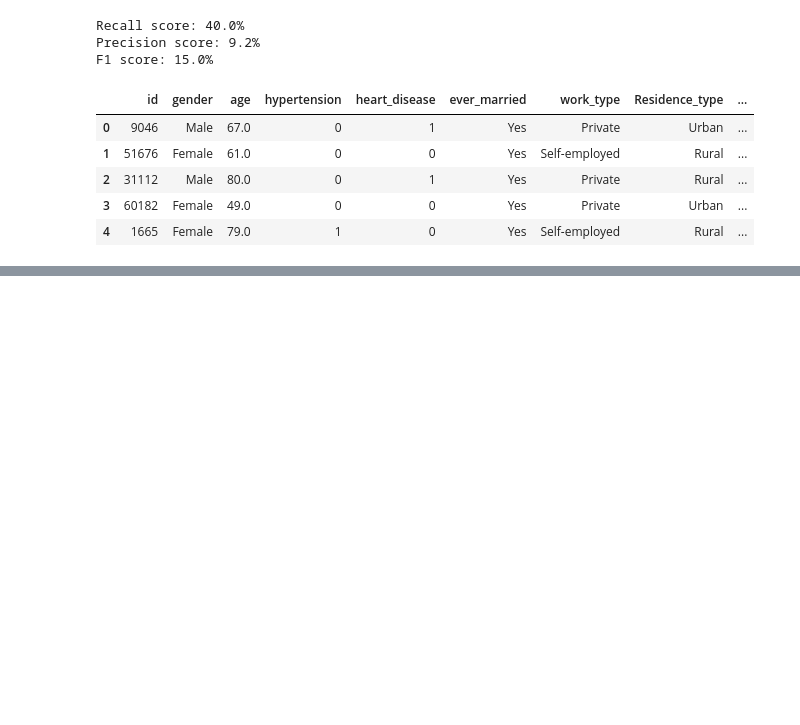
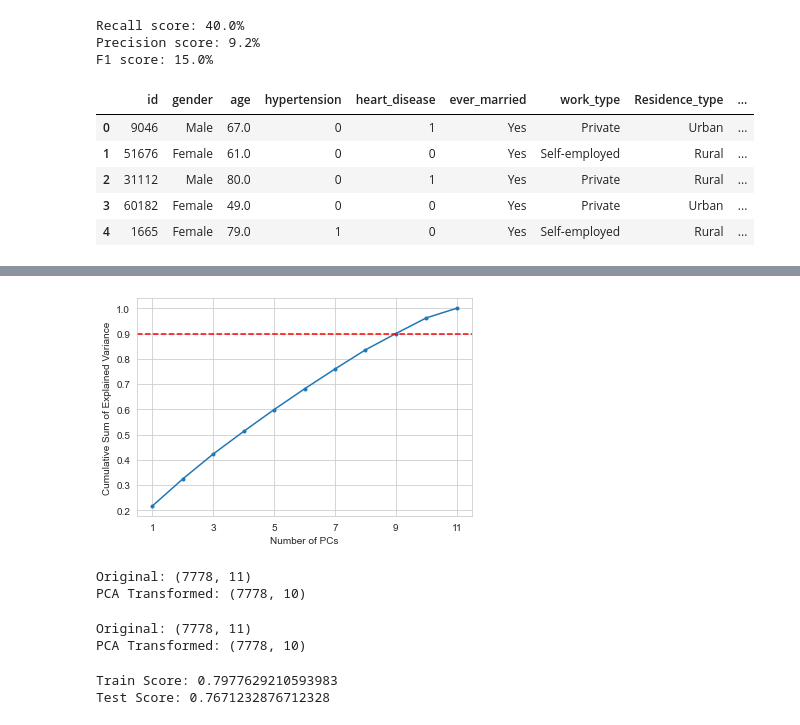
Before and after one commit to MaSOouD69/Capstone-Repo-Bootcamp-Project, a Jupyter notebook: capstone_Masoud_Arefi.ipynb, the cells around one changed output, grey strips where cells are left out. Saved outputs shown, nothing was run; the diff lists cells and outputs as text; code cells hidden in the pictures; blank space fills up the shorter version.

```diff
--- a/capstone_Masoud_Arefi.ipynb
+++ b/capstone_Masoud_Arefi.ipynb
@@ -1784,0 +1821,12 @@ ValueError: could not convert string to float: 'Female'
+# %%
+# Plot out the cumulative sum graph
+
+plt.figure()
+plt.plot(range(1,12), cumulative_sum, marker='.')
+plt.axhline(0.9, c='r', linestyle='--')
+plt.xlabel('Number of PCs')
+plt.ylabel('Cumulative Sum of Explained Variance')
+plt.xticks(range(1,12,2))
+plt.show()
+# %% [output]
+[figure, added]
@@ -1784,0 +1841,6 @@ ValueError: could not convert string to float: 'Female'
+# %%
+print(f'Original: {X_train_ss.shape}')
+print(f'PCA Transformed: {X_train_PCA.shape}')
+# %% [output]
+Original: (7778, 11)
+PCA Transformed: (7778, 10)
@@ -1784,0 +1855,19 @@ ValueError: could not convert string to float: 'Female'
+# %%
+print(f'Original: {X_train_ss.shape}')
+print(f'PCA Transformed: {X_train_PCA.shape}')
+# %% [output]
+Original: (7778, 11)
+PCA Transformed: (7778, 10)
+# %%
+# Do the same but fit on the PCA transformed data
+my_logreg_PCA = LogisticRegression(C=1, random_state=42,max_iter=100000)
+
+# Fitting to PCA data
+my_logreg_PCA.fit(X_train_PCA,y_train_sam)
+
+# Scoring on PCA train and test sets
+print(f'Train Score: {my_logreg_PCA.score(X_train_PCA, y_train_sam)}')
+print(f'Test Score: {my_logreg_PCA.score(X_test_PCA, y_test)}')
+# %% [output]
+Train Score: 0.7977629210593983
+Test Score: 0.7671232876712328
```
Also changed, not shown: parts of 15 cells of this notebook.
